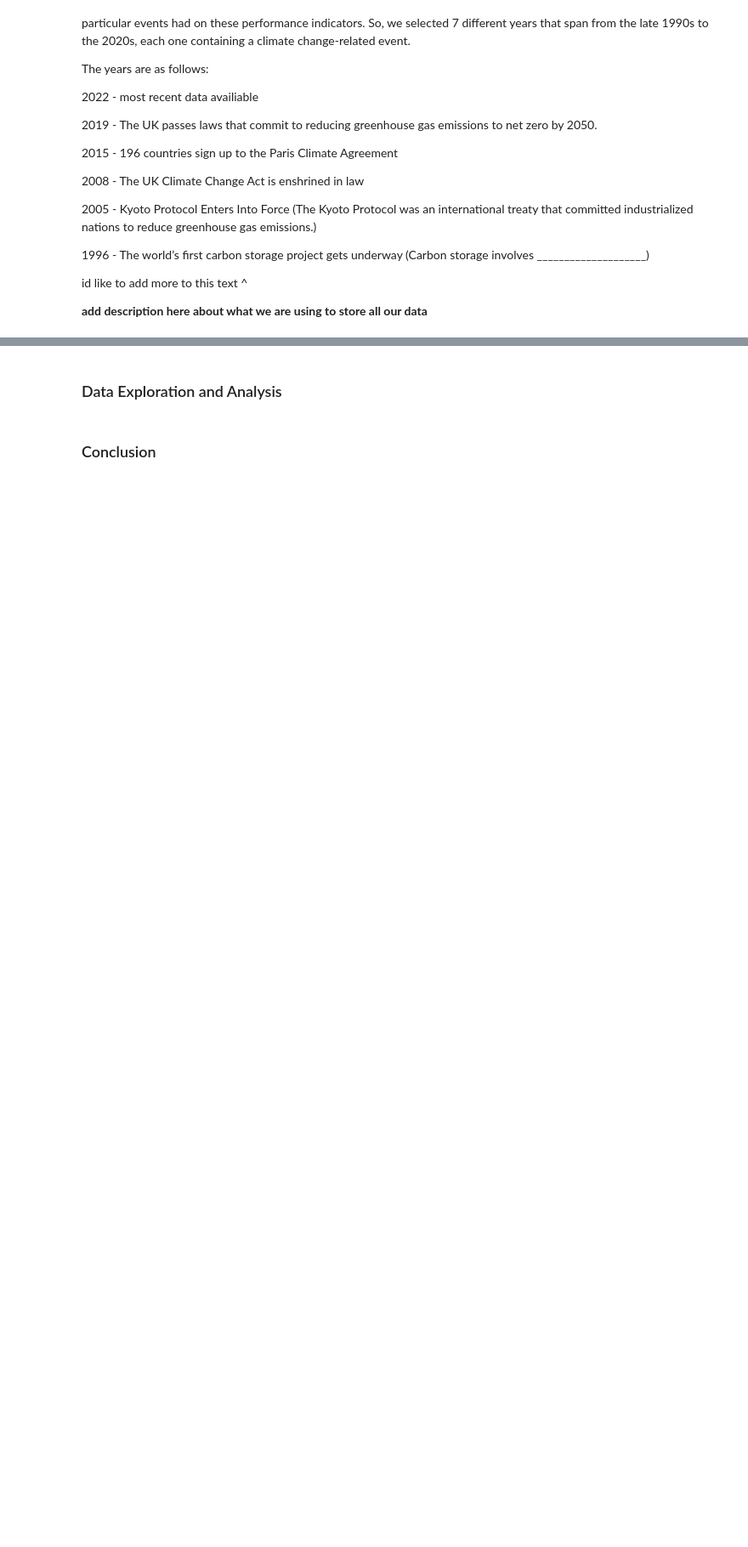
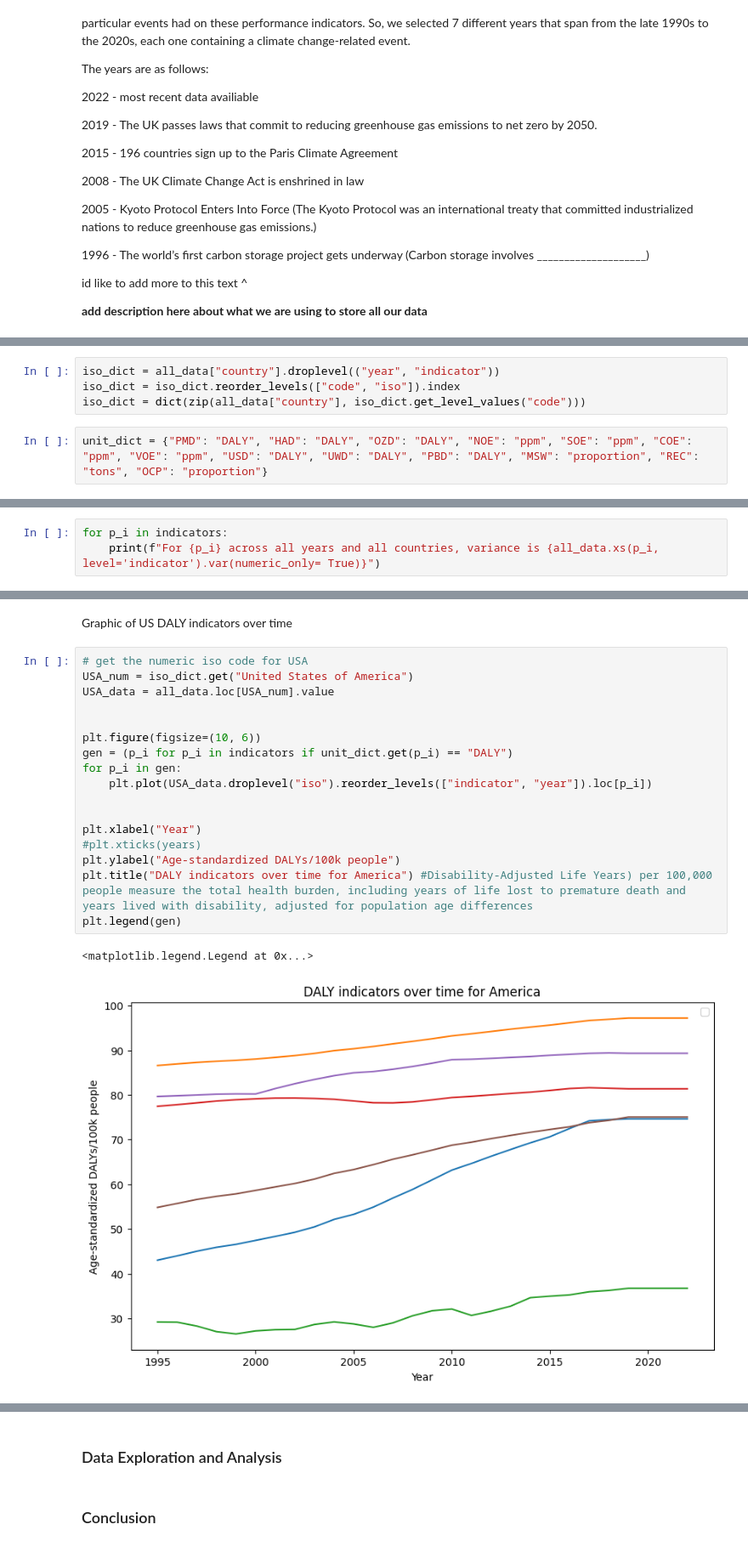
Before and after one commit to sussenbachtucker/DSCI235-Term-Project, a Jupyter notebook: DSCI235FinalProject.ipynb, the cells around one changed output, grey strips where cells are left out. Shown at 85% size. Cells and saved outputs as stored; diff of their text form; blank space fills up the shorter version.

```diff
--- a/DSCI235FinalProject.ipynb
+++ b/DSCI235FinalProject.ipynb
@@ -73,0 +84,6 @@ all_data
+# %%
+iso_dict = all_data["country"].droplevel(("year", "indicator"))
+iso_dict = iso_dict.reorder_levels(["code", "iso"]).index
+iso_dict = dict(zip(all_data["country"], iso_dict.get_level_values("code")))
+# %%
+unit_dict = {"PMD": "DALY", "HAD": "DALY", "OZD": "DALY", "NOE": "ppm", "SOE": "ppm", "COE": "ppm", "VOE": "ppm", "USD": "DALY", "UWD": "DALY", "PBD": "DALY", "MSW": "proportion", "REC": "tons", "OCP": "proportion"}
@@ -76,2 +96,4 @@ To begin, we wanted to determine which performance indicators have the most vari
 # %%
+for p_i in indicators:
+    print(f"For {p_i} across all years and all countries, variance is {all_data.xs(p_i, level='indicator').var(numeric_only= True)}")
 # %% [output]
@@ -94,0 +117,22 @@ Name: 10, dtype: object
+# %% [markdown]
+Graphic of US DALY indicators over time
+# %%
+# get the numeric iso code for USA
+USA_num = iso_dict.get("United States of America")
+USA_data = all_data.loc[USA_num].value
+
+
+plt.figure(figsize=(10, 6))
+gen = (p_i for p_i in indicators if unit_dict.get(p_i) == "DALY")
+for p_i in gen:
+    plt.plot(USA_data.droplevel("iso").reorder_levels(["indicator", "year"]).loc[p_i])
+
+
+plt.xlabel("Year")
+#plt.xticks(years)
+plt.ylabel("Age-standardized DALYs/100k people")
+plt.title("DALY indicators over time for America") #Disability-Adjusted Life Years) per 100,000 people measure the total health burden, including years of life lost to premature death and years lived with disability, adjusted for population age differences
+plt.legend(gen)
+# %% [output]
+<matplotlib.legend.Legend at 0x...>
+[figure, added]
```
Also changed, not shown: parts of 8 cells of this notebook.
